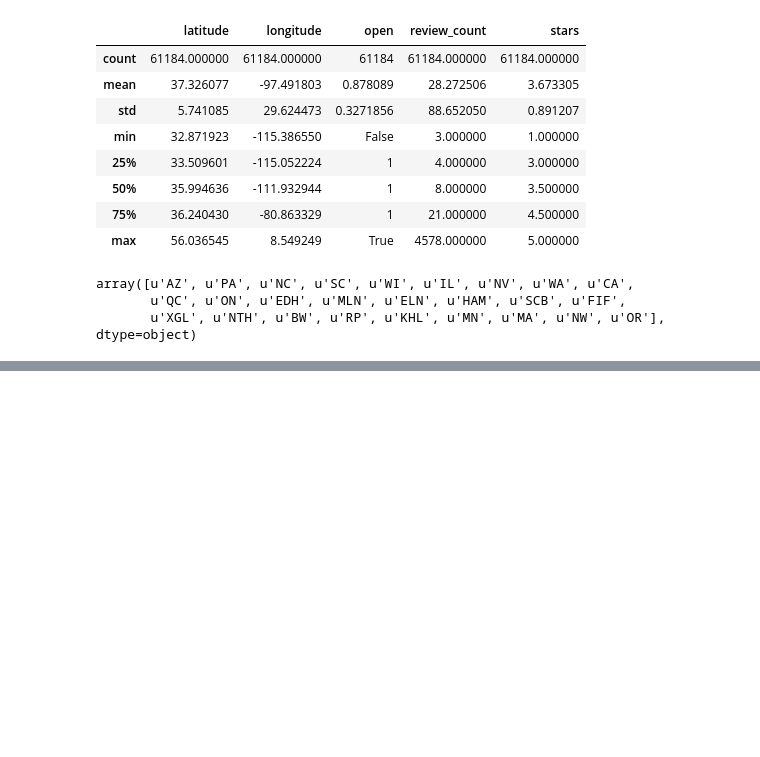
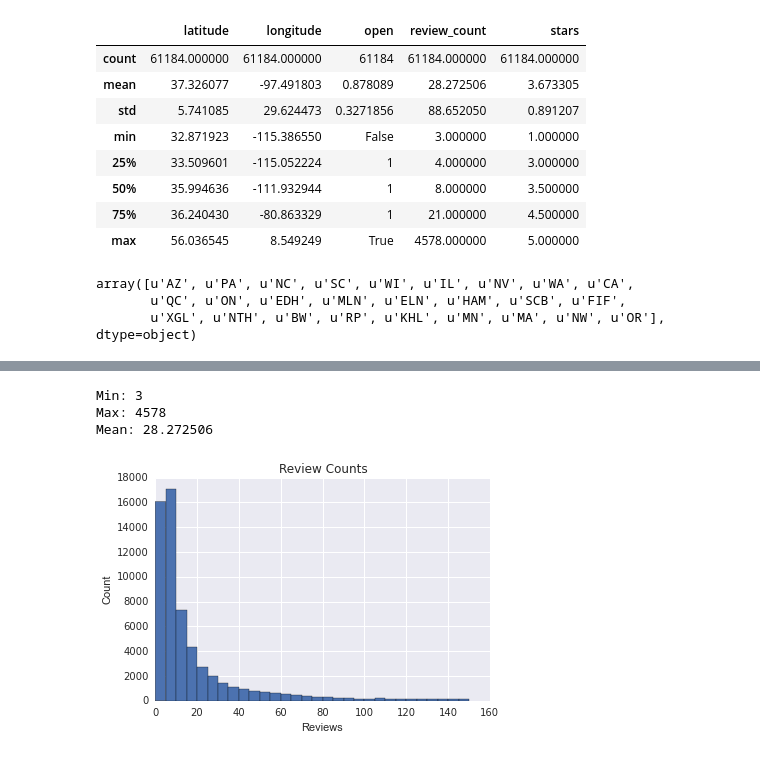
Before and after one commit to karenxiao/pandas-express, a Jupyter notebook: pandas_express.ipynb, the cells around one changed output, grey strips where cells are left out. Drawn from its saved outputs; the diff is of its cells as text; code cells hidden in the pictures; blank space fills up the shorter version.

```diff
--- a/pandas_express.ipynb
+++ b/pandas_express.ipynb
@@ -55,0 +123,16 @@ array([u'AZ', u'PA', u'NC', u'SC', u'WI', u'IL', u'NV', u'WA', u'CA',
+# %%
+print "Min: %d" % business_df['review_count'].min()
+print "Max: %d" % business_df['review_count'].max()
+print "Mean: %f" % business_df['review_count'].mean()
+# %% [output]
+Min: 3
+Max: 4578
+Mean: 28.272506
+# %%
+plt.hist(business_df['review_count'], bins=30, range=(0,150))
+plt.title('Review Counts')
+plt.xlabel('Reviews')
+plt.ylabel('Count')
+plt.show()
+# %% [output]
+[figure, added]
```
Also changed, not shown: parts of 13 cells of this notebook.
